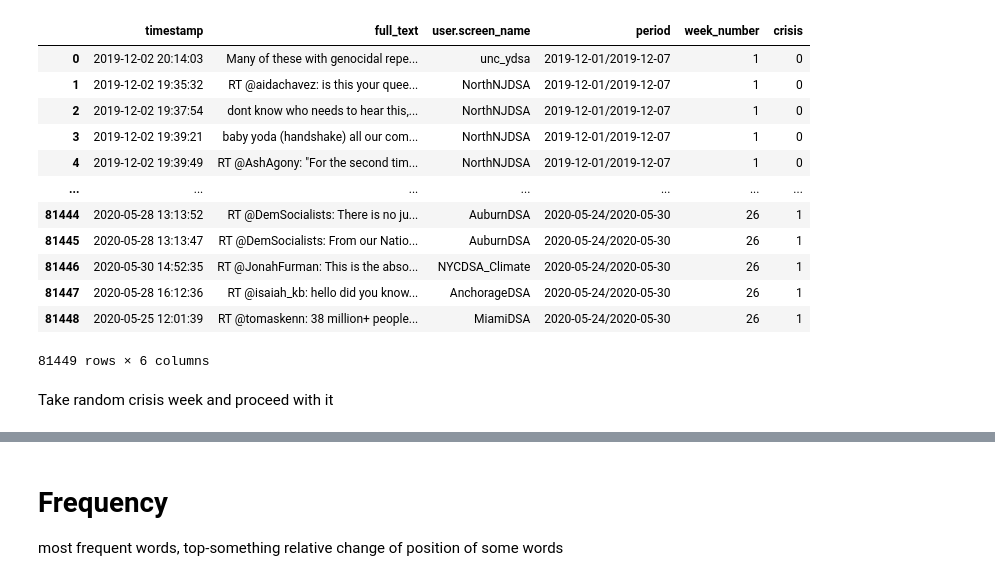
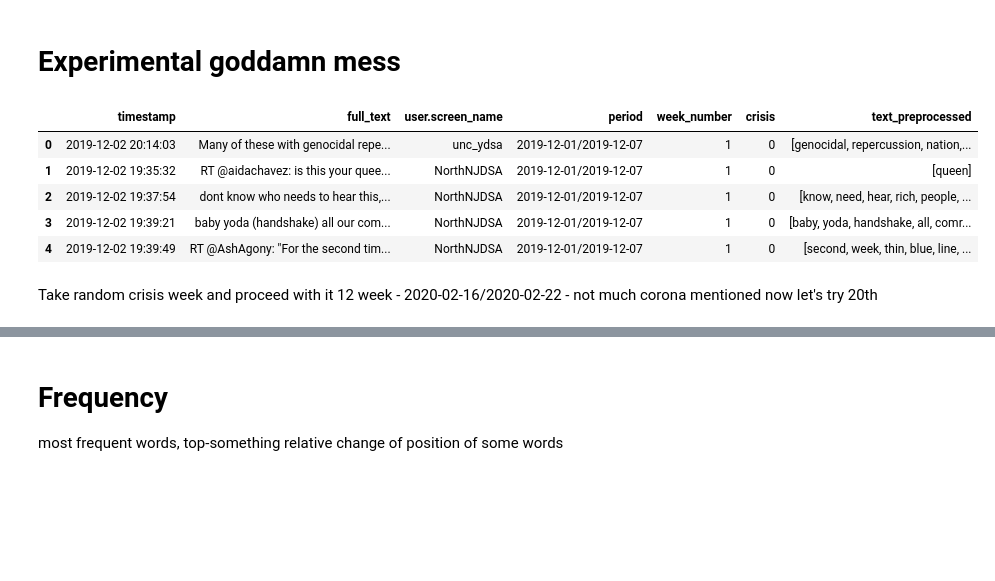
Before and after one commit to mariamkhuchua/thesis-corona-tweets, a Jupyter notebook: feature-extraction.ipynb, the cells around one changed output, grey strips where cells are left out. Drawn from its saved outputs; the diff is of its cells as text; code cells hidden in the pictures; blank space fills up the shorter version.

```diff
--- a/feature-extraction.ipynb
+++ b/feature-extraction.ipynb
@@ -1,3 +1,5 @@
+# %% [markdown]
+# Experimental goddamn mess
 # %%
 import pickle
 import pandas as pd
@@ -5,21 +7,16 @@ import pandas as pd
 with open('data/demsoc_preprocessed', 'rb') as file:
     demsoc = pickle.load(file)
 # %%
-demsoc
+demsoc.head()
 # %% [output]
-|  | timestamp | full_text | user.screen_name | period | week_number | crisis |
-| 0 | 2019-12-02 20:14:03 | Many of these with genocidal repe... | unc_ydsa | 2019-12-01/2019-12-07 | 1 | 0 |
-| 1 | 2019-12-02 19:35:32 | RT @aidachavez: is this your quee... | NorthNJDSA | 2019-12-01/2019-12-07 | 1 | 0 |
-| 2 | 2019-12-02 19:37:54 | dont know who needs to hear this,... | NorthNJDSA | 2019-12-01/2019-12-07 | 1 | 0 |
-| 3 | 2019-12-02 19:39:21 | baby yoda (handshake) all our com... | NorthNJDSA | 2019-12-01/2019-12-07 | 1 | 0 |
-| 4 | 2019-12-02 19:39:49 | RT @AshAgony: "For the second tim... | NorthNJDSA | 2019-12-01/2019-12-07 | 1 | 0 |
-| ... | ... | ... | ... | ... | ... | ... |
-| 81444 | 2020-05-28 13:13:52 | RT @DemSocialists: There is no ju... | AuburnDSA | 2020-05-24/2020-05-30 | 26 | 1 |
-| 81445 | 2020-05-28 13:13:47 | RT @DemSocialists: From our Natio... | AuburnDSA | 2020-05-24/2020-05-30 | 26 | 1 |
-| 81446 | 2020-05-30 14:52:35 | RT @JonahFurman: This is the abso... | NYCDSA_Climate | 2020-05-24/2020-05-30 | 26 | 1 |
-| 81447 | 2020-05-28 16:12:36 | RT @isaiah_kb: hello did you know... | AnchorageDSA | 2020-05-24/2020-05-30 | 26 | 1 |
-| 81448 | 2020-05-25 12:01:39 | RT @tomaskenn: 38 million+ people... | MiamiDSA | 2020-05-24/2020-05-30 | 26 | 1 |
+|  | timestamp | full_text | user.screen_name | period | week_number | crisis | text_preprocessed |
+| 0 | 2019-12-02 20:14:03 | Many of these with genocidal repe... | unc_ydsa | 2019-12-01/2019-12-07 | 1 | 0 | [genocidal, repercussion, nation,... |
+| 1 | 2019-12-02 19:35:32 | RT @aidachavez: is this your quee... | NorthNJDSA | 2019-12-01/2019-12-07 | 1 | 0 | [queen] |
+| 2 | 2019-12-02 19:37:54 | dont know who needs to hear this,... | NorthNJDSA | 2019-12-01/2019-12-07 | 1 | 0 | [know, need, hear, rich, people, ... |
+| 3 | 2019-12-02 19:39:21 | baby yoda (handshake) all our com... | NorthNJDSA | 2019-12-01/2019-12-07 | 1 | 0 | [baby, yoda, handshake, all, comr... |
+| 4 | 2019-12-02 19:39:49 | RT @AshAgony: "For the second tim... | NorthNJDSA | 2019-12-01/2019-12-07 | 1 | 0 | [second, week, thin, blue, line, ... |
-81449 rows × 6 columns
 # %% [markdown]
 Take random crisis week and proceed with it
+12 week - 2020-02-16/2020-02-22 - not much corona mentioned
+now let's try 20th
 # %%
```
Also changed, not shown: parts of 35 cells of this notebook.
